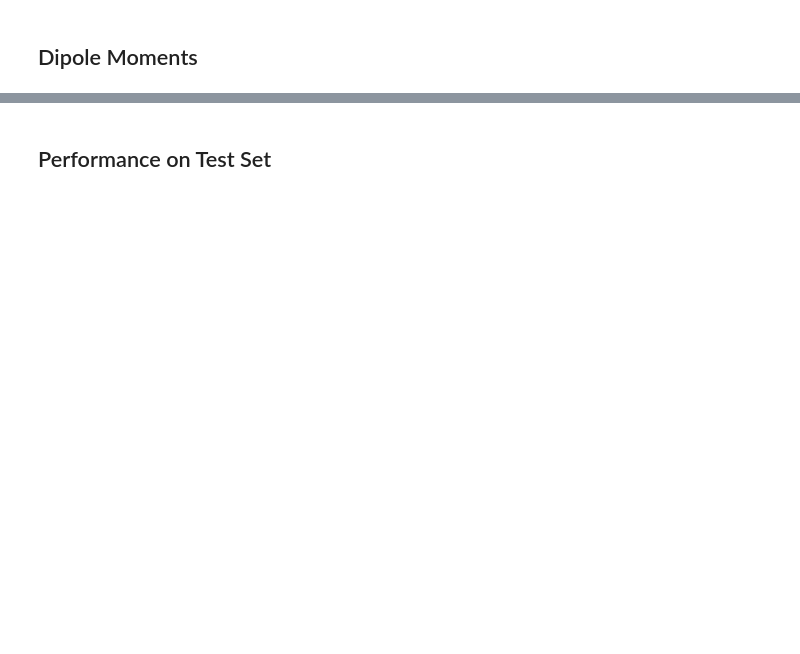
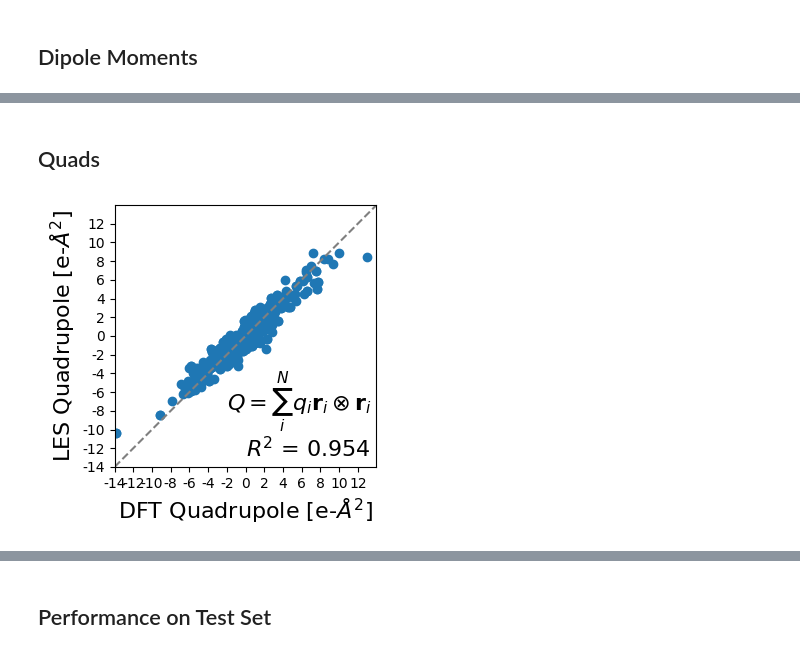
Before and after one commit to BingqingCheng/cace-lr-fit, a Jupyter notebook: fit-dipeptides/figures.ipynb, the cells around one changed output, grey strips where cells are left out. Saved outputs shown, nothing was run; the diff lists cells and outputs as text; code cells hidden in the pictures; blank space fills up the shorter version.

Commit message:
quadrupoles

```diff
--- a/fit-dipeptides/figures.ipynb
+++ b/fit-dipeptides/figures.ipynb
@@ -180,0 +264,25 @@ mean_absolute_error(dft_dipole,mbi_dipole)
+# %% [markdown]
+## Quads
+# %%
+djvfont = {'fontname':'DejaVu Sans'}
+plt.subplots(figsize=(4,3.5))
+r2 = np.round(scipy.stats.pearsonr(dft_quads.ravel(),nn_quads.ravel())[0],3)
+plt.scatter(dft_quads.ravel(),nn_quads.ravel())
+fs=16
+plt.xlabel("DFT Quadrupole [e-$\AA^2$]",fontsize=fs,**djvfont)
+plt.ylabel("LES Quadrupole [e-$\AA^2$]",fontsize=fs,**djvfont)
+xmin, xmax = -14,14
+x = y = np.arange(xmin,xmax+1)
+plt.plot(x,y,linestyle="--",color="grey")
+plt.xlim(xmin,xmax)
+plt.ylim(xmin,xmax)
+s = 2
+plt.xticks(np.arange(xmin,xmax,s),np.arange(xmin,xmax,s))
+plt.yticks(np.arange(xmin,xmax,s),np.arange(xmin,xmax,s))
+plt.text(-2,-8,"$Q = \sum_i^N q_i \mathbf{r}_{i} \otimes \mathbf{r}_{i}$",fontsize=fs,**djvfont)
+plt.text(0,-13,f"$R^2$ = {r2}",fontsize=fs,**djvfont)
+plt.gca().set_aspect('equal')
+plt.tight_layout()
+plt.savefig("figures/quads_dft_les.png",dpi=500)
+# %% [output]
+[figure, added]
```
Also changed, not shown: parts of 20 cells of this notebook, 3 other files.
